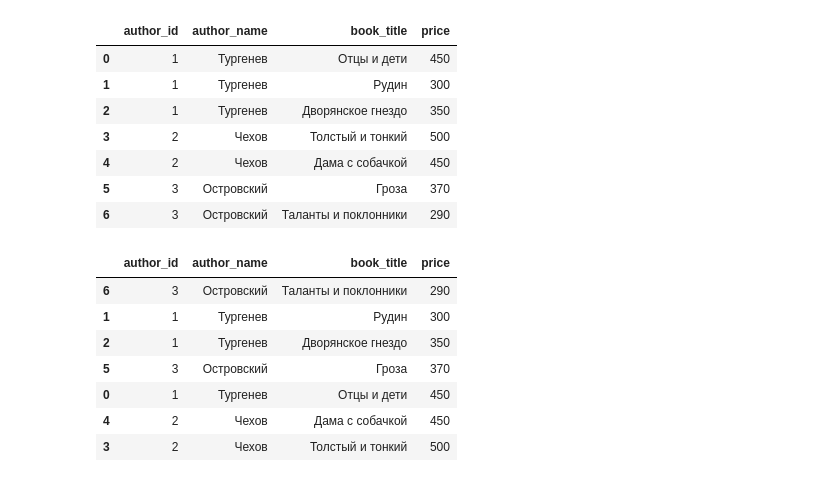
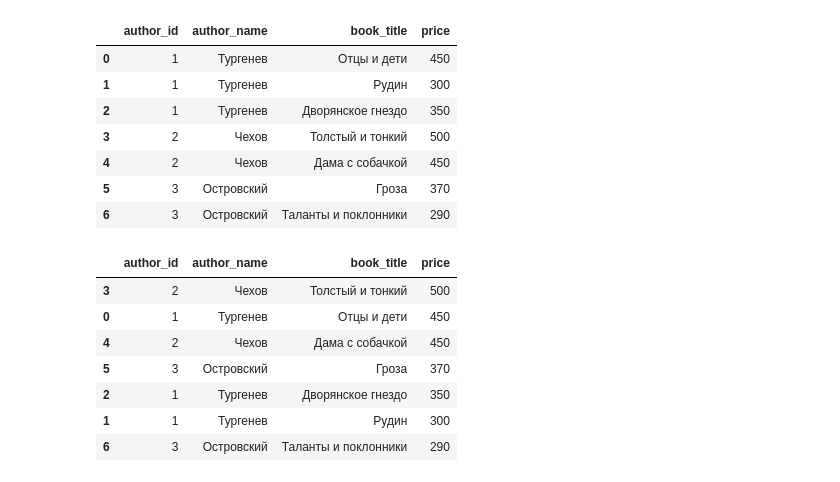
Before and after one commit to Genadiy-dot/Numpy_and_Pandas_01_03_2021, a Jupyter notebook: Lesson 2.ipynb, the cells around one changed output. Drawn from its saved outputs; the diff is of its cells as text; code cells hidden in the pictures.

```diff
--- a/Lesson 2.ipynb
+++ b/Lesson 2.ipynb
@@ -119,14 +119,14 @@ authors_price
 Задание3
 Создайте датафрейм top5, в котором содержатся строки из authors_price с пятью самыми дорогими книгами.
 # %%
-top5 = authors_price.sort_values(by='price')
+top5 = authors_price.sort_values('price', ascending=False)
 top5
 # %% [output]
 |  | author_id | author_name | book_title | price |
-| 6 | 3 | Островский | Таланты и поклонники | 290 |
-| 1 | 1 | Тургенев | Рудин | 300 |
-| 2 | 1 | Тургенев | Дворянское гнездо | 350 |
-| 5 | 3 | Островский | Гроза | 370 |
+| 3 | 2 | Чехов | Толстый и тонкий | 500 |
 | 0 | 1 | Тургенев | Отцы и дети | 450 |
 | 4 | 2 | Чехов | Дама с собачкой | 450 |
-| 3 | 2 | Чехов | Толстый и тонкий | 500 |
+| 5 | 3 | Островский | Гроза | 370 |
+| 2 | 1 | Тургенев | Дворянское гнездо | 350 |
+| 1 | 1 | Тургенев | Рудин | 300 |
+| 6 | 3 | Островский | Таланты и поклонники | 290 |
```
Also changed, not shown: parts of 13 cells of this notebook.
